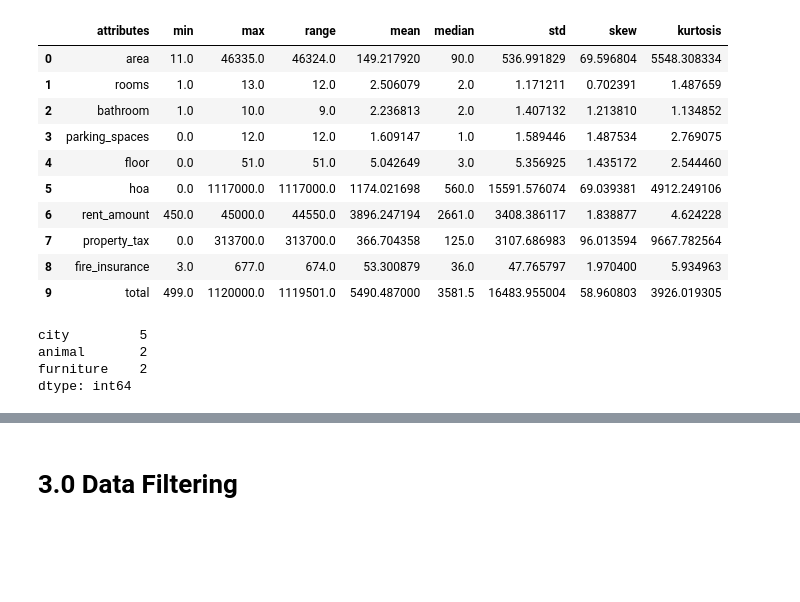
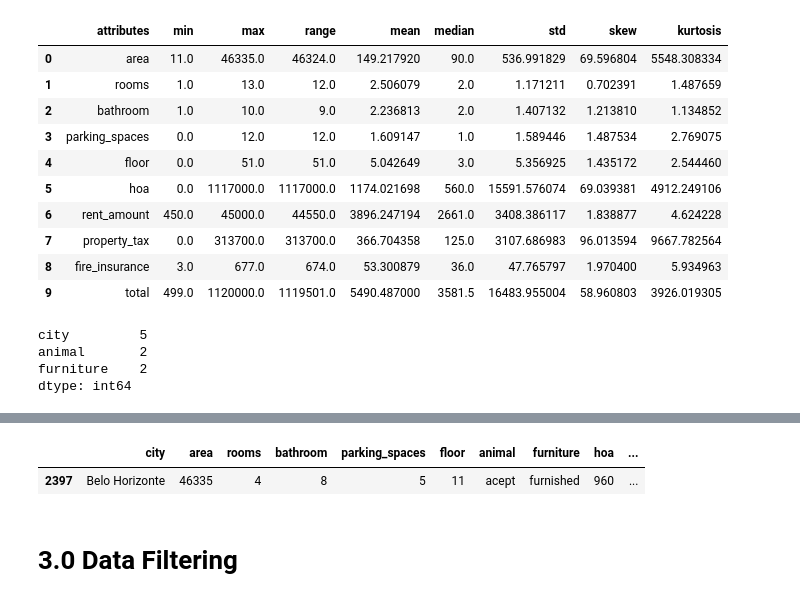
Before and after one commit to math-prog/house_predict, a Jupyter notebook: notebooks/1.0.mso.house_predict.ipynb, the cells around one changed output, grey strips where cells are left out. Drawn from its saved outputs; the diff is of its cells as text; code cells hidden in the pictures; blank space fills up the shorter version.

```diff
--- a/notebooks/1.0.mso.house_predict.ipynb
+++ b/notebooks/1.0.mso.house_predict.ipynb
@@ -236,3 +318,8 @@ dtype: int64
+# %%
+df2.loc[df2['area'] == 46335]
+# %% [output]
+|  | city | area | rooms | bathroom | parking_spaces | floor | animal | furniture | hoa | ... |
+| 2397 | Belo Horizonte | 46335 | 4 | 8 | 5 | 11 | acept | furnished | 960 | ... |
 # %% [markdown]
 # 3.0 Data Filtering
 # %% [markdown]
```
Also changed, not shown: parts of 9 cells of this notebook.
